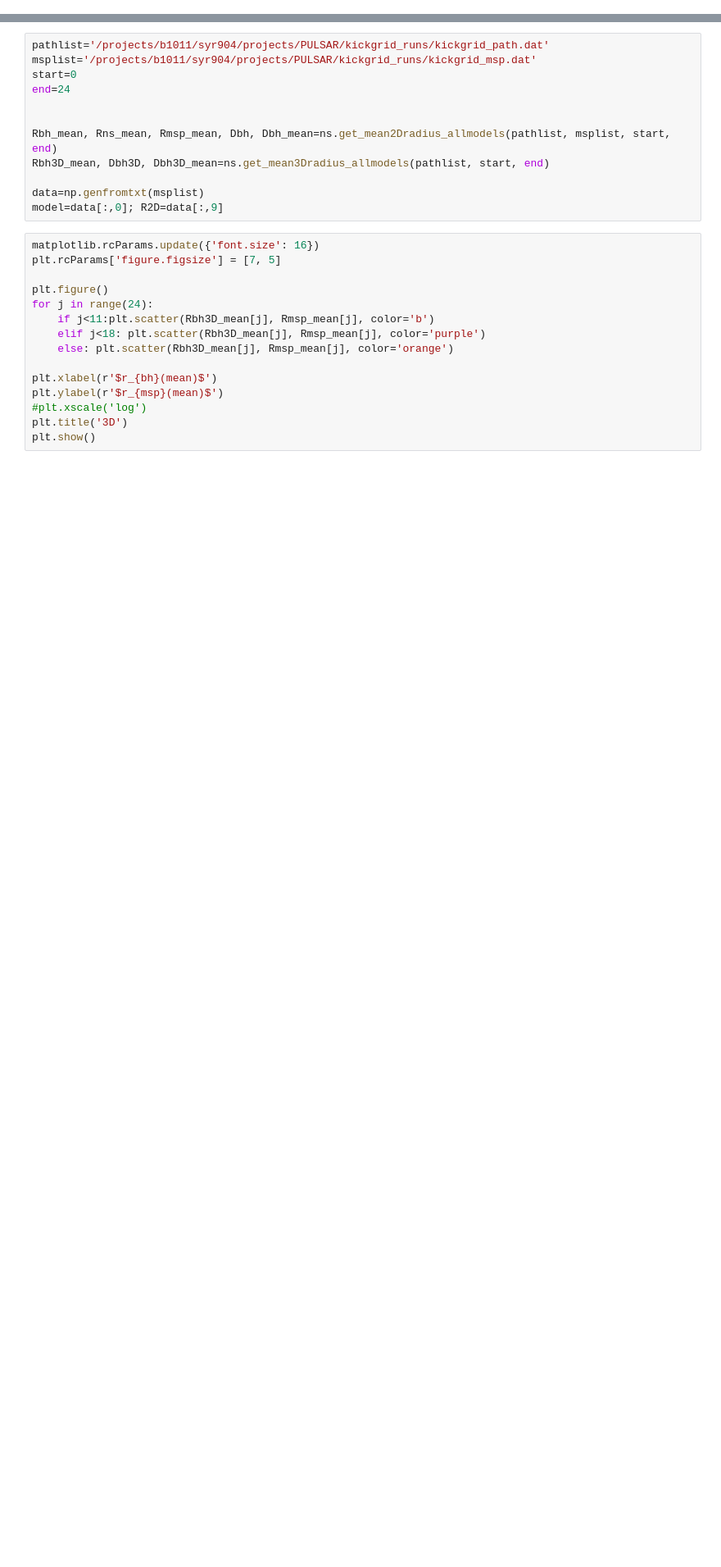
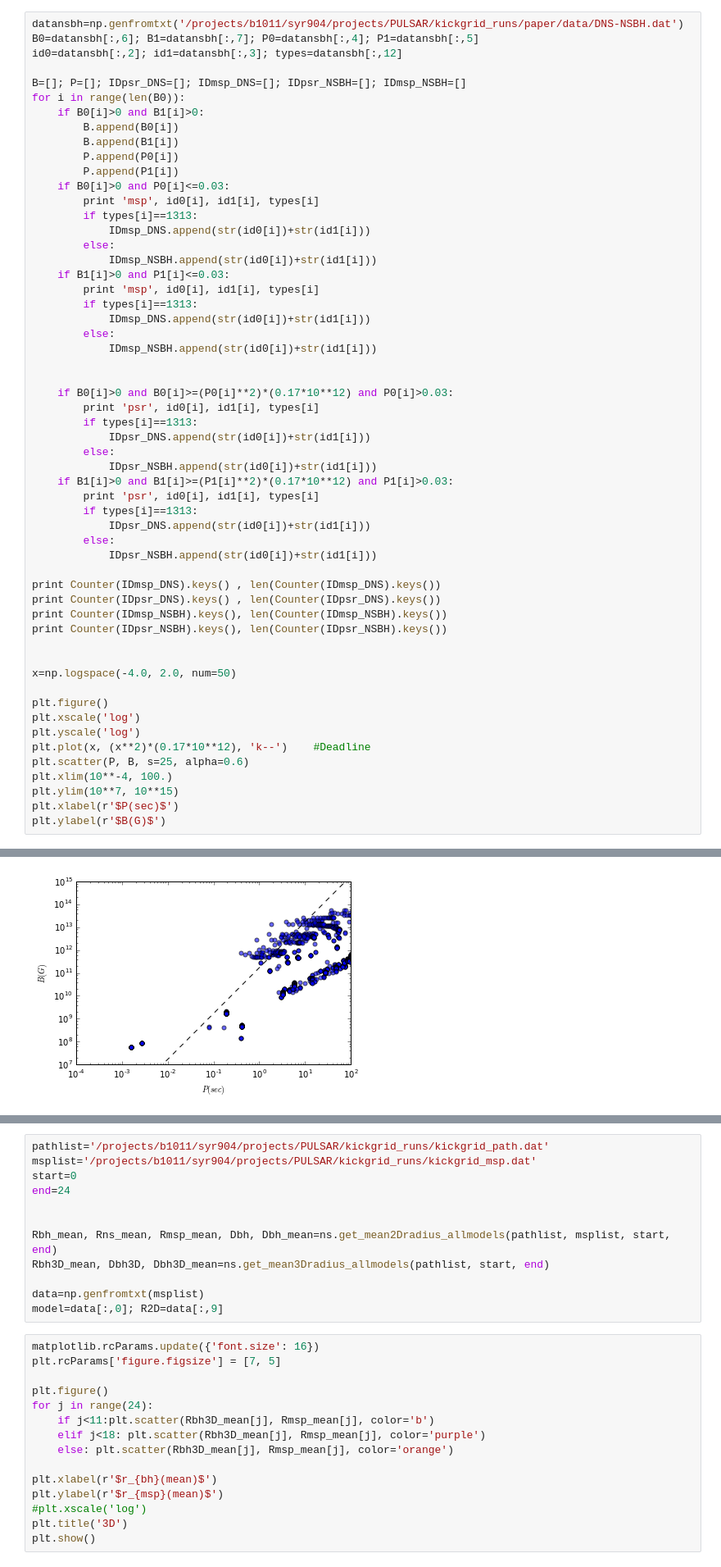
Before and after one commit to claireshiye/MyPythonCode, a Jupyter notebook: ns_plot.ipynb, the cells around one changed output, grey strips where cells are left out. Shown: that part at 82% size. Drawn from its saved outputs; the diff is of its cells as text; blank space fills up the shorter version.

```diff
--- a/ns_plot.ipynb
+++ b/ns_plot.ipynb
@@ -58,0 +75,57 @@ plt.legend(loc='upper left')
+# %%
+datansbh=np.genfromtxt('/projects/b1011/syr904/projects/PULSAR/kickgrid_runs/paper/data/DNS-NSBH.dat')
+B0=datansbh[:,6]; B1=datansbh[:,7]; P0=datansbh[:,4]; P1=datansbh[:,5]
+id0=datansbh[:,2]; id1=datansbh[:,3]; types=datansbh[:,12]
+
+B=[]; P=[]; IDpsr_DNS=[]; IDmsp_DNS=[]; IDpsr_NSBH=[]; IDmsp_NSBH=[]
+for i in range(len(B0)):
+    if B0[i]>0 and B1[i]>0:
+        B.append(B0[i])
+        B.append(B1[i])
+        P.append(P0[i])
+        P.append(P1[i])
+    if B0[i]>0 and P0[i]<=0.03:
+        print 'msp', id0[i], id1[i], types[i]
+        if types[i]==1313:
+            IDmsp_DNS.append(str(id0[i])+str(id1[i]))
+        else:
+            IDmsp_NSBH.append(str(id0[i])+str(id1[i]))
+    if B1[i]>0 and P1[i]<=0.03:
+        print 'msp', id0[i], id1[i], types[i]
+        if types[i]==1313:
+            IDmsp_DNS.append(str(id0[i])+str(id1[i]))
+        else:
+            IDmsp_NSBH.append(str(id0[i])+str(id1[i]))
+
+
+    if B0[i]>0 and B0[i]>=(P0[i]**2)*(0.17*10**12) and P0[i]>0.03:
+        print 'psr', id0[i], id1[i], types[i]
+        if types[i]==1313:
+            IDpsr_DNS.append(str(id0[i])+str(id1[i]))
+        else:
+            IDpsr_NSBH.append(str(id0[i])+str(id1[i]))
+    if B1[i]>0 and B1[i]>=(P1[i]**2)*(0.17*10**12) and P1[i]>0.03:
+        print 'psr', id0[i], id1[i], types[i]
+        if types[i]==1313:
+            IDpsr_DNS.append(str(id0[i])+str(id1[i]))
+        else:
+            IDpsr_NSBH.append(str(id0[i])+str(id1[i]))
+
+print Counter(IDmsp_DNS).keys() , len(Counter(IDmsp_DNS).keys())
+print Counter(IDpsr_DNS).keys() , len(Counter(IDpsr_DNS).keys())
+print Counter(IDmsp_NSBH).keys(), len(Counter(IDmsp_NSBH).keys())
+print Counter(IDpsr_NSBH).keys(), len(Counter(IDpsr_NSBH).keys())
+
+
+x=np.logspace(-4.0, 2.0, num=50)
+
+plt.figure()
+plt.xscale('log')
+plt.yscale('log')
+plt.plot(x, (x**2)*(0.17*10**12), 'k--')    #Deadline
+plt.scatter(P, B, s=25, alpha=0.6)
+plt.xlim(10**-4, 100.)
+plt.ylim(10**7, 10**15)
+plt.xlabel(r'$P(sec)$')
+plt.ylabel(r'$B(G)$')
+# %% [output]
@@ -59 +150,2 @@ plt.legend(loc='upper left')
+[figure, added]
 # %%
```
Also changed, not shown: parts of 23 cells of this notebook, 10 other files.
